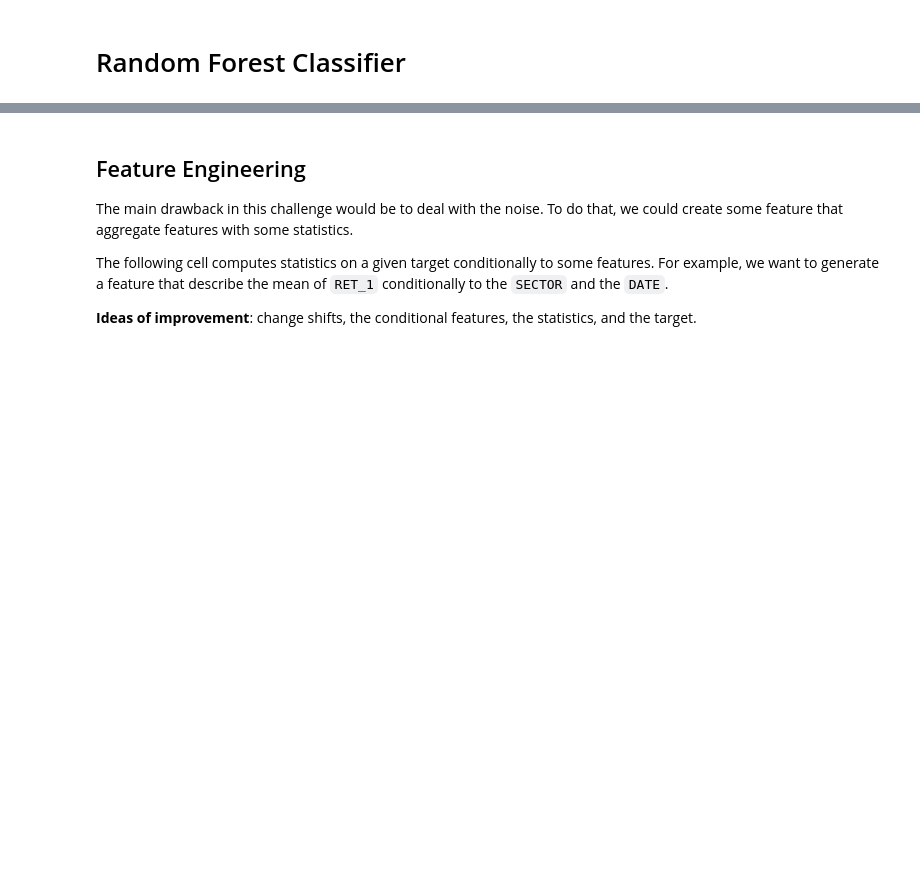
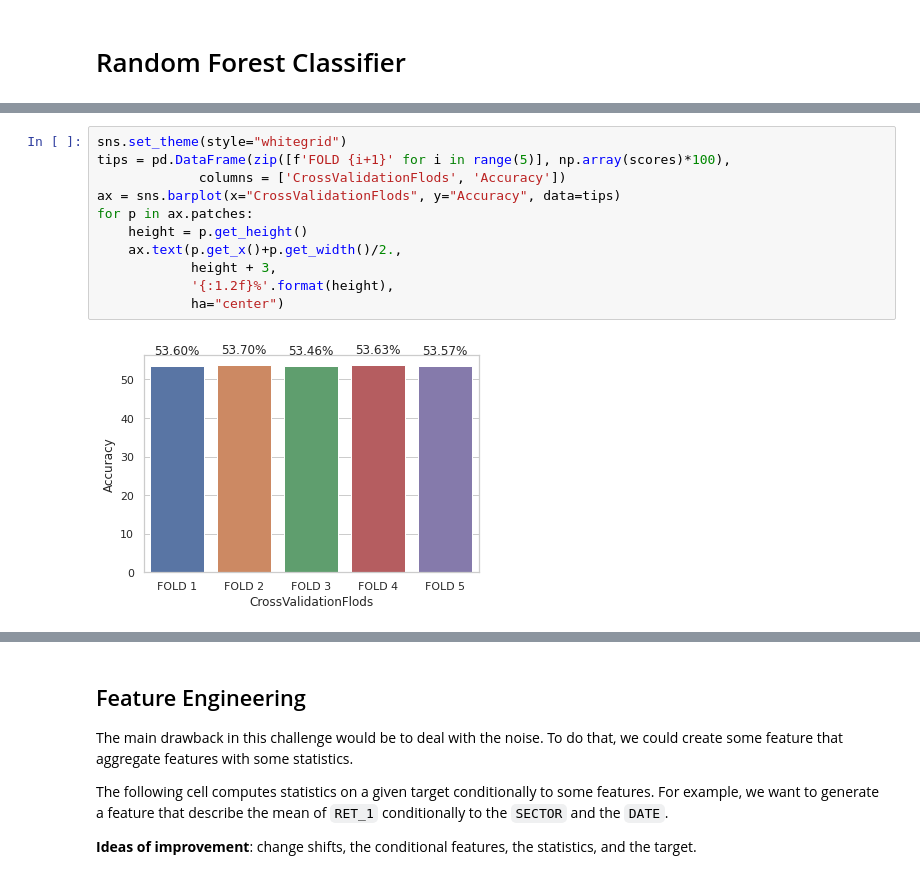
Before and after one commit to Rhanbouri/Stock-Return-Prediction, a Jupyter notebook: QRT.ipynb, the cells around one changed output, grey strips where cells are left out. Saved outputs shown, nothing was run; the diff lists cells and outputs as text; blank space fills up the shorter version.

```diff
--- a/QRT.ipynb
+++ b/QRT.ipynb
@@ -379,0 +479,13 @@ submission.to_csv('submission.csv')
+# %%
+sns.set_theme(style="whitegrid")
+tips = pd.DataFrame(zip([f'FOLD {i+1}' for i in range(5)], np.array(scores)*100),
+             columns = ['CrossValidationFlods', 'Accuracy'])
+ax = sns.barplot(x="CrossValidationFlods", y="Accuracy", data=tips)
+for p in ax.patches:
+    height = p.get_height()
+    ax.text(p.get_x()+p.get_width()/2.,
+            height + 3,
+            '{:1.2f}%'.format(height),
+            ha="center")
+# %% [output]
+[figure, added]
```
Also changed, not shown: parts of 30 cells of this notebook.
